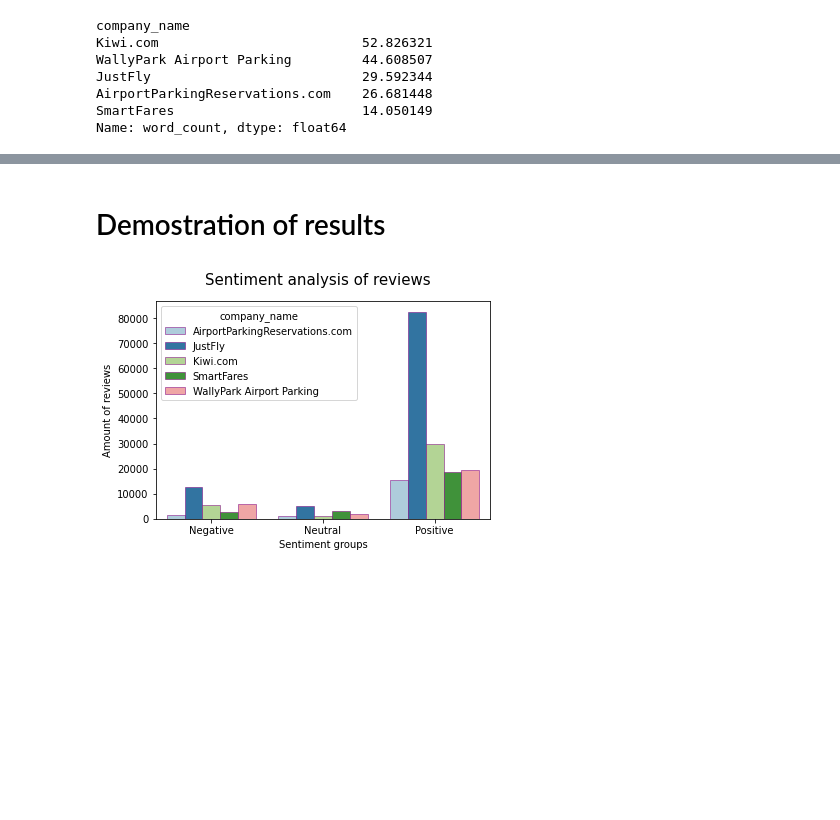
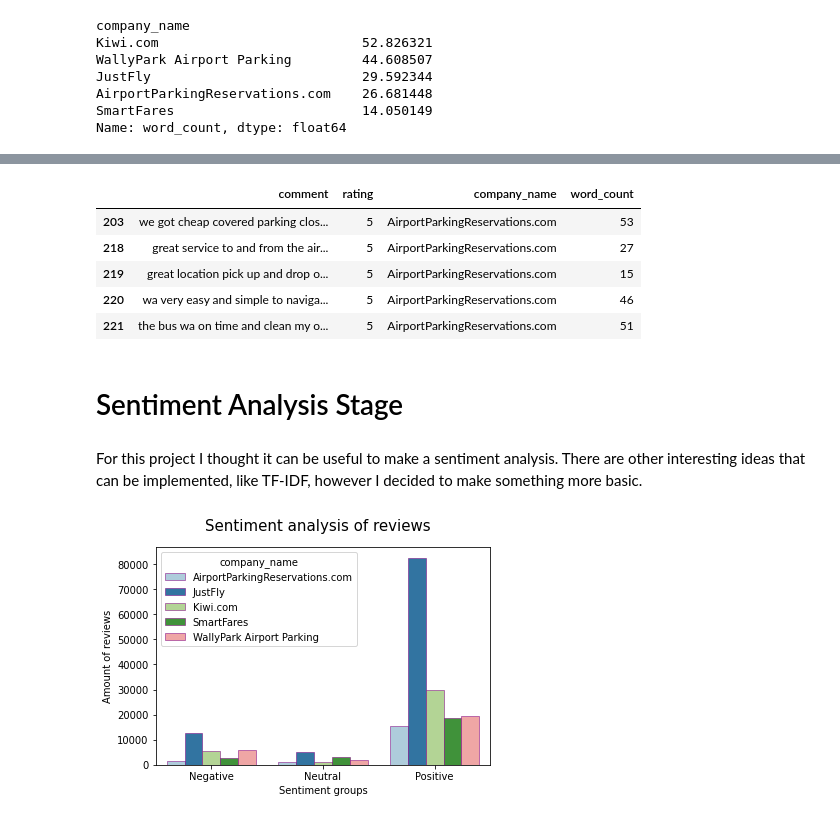
Before and after one commit to maksym1503/ForHomeworks, a Jupyter notebook: Final Project by Bilyi.ipynb, the cells around one changed output, grey strips where cells are left out. Drawn from its saved outputs; the diff is of its cells as text; code cells hidden in the pictures; blank space fills up the shorter version.

```diff
--- a/Final Project by Bilyi.ipynb
+++ b/Final Project by Bilyi.ipynb
@@ -156,8 +164,19 @@ ds1['comment'] = ds1['comment'].apply(word_tokenize)
 from textblob import Word
 
 ds1['comment'] = ds1['comment'].apply(lambda x: " ".join([Word(word).lemmatize() for word in x]))
-# %% [markdown]
-# Demostration of results
+# %%
+ds1.head()
+# %% [output]
+|  | comment | rating | company_name | word_count |
+| 203 | we got cheap covered parking clos... | 5 | AirportParkingReservations.com | 53 |
+| 218 | great service to and from the air... | 5 | AirportParkingReservations.com | 27 |
+| 219 | great location pick up and drop o... | 5 | AirportParkingReservations.com | 15 |
+| 220 | wa very easy and simple to naviga... | 5 | AirportParkingReservations.com | 46 |
+| 221 | the bus wa on time and clean my o... | 5 | AirportParkingReservations.com | 51 |
+# %% [markdown]
+# Sentiment Analysis Stage
+# %% [markdown]
+For this project I thought it can be useful to make a sentiment analysis. There are other interesting ideas that can be implemented, like TF-IDF, however I decided to make something more basic.
 # %%
 # following formula will create sentiment analysis
 
```
Also changed, not shown: parts of 23 cells of this notebook.
